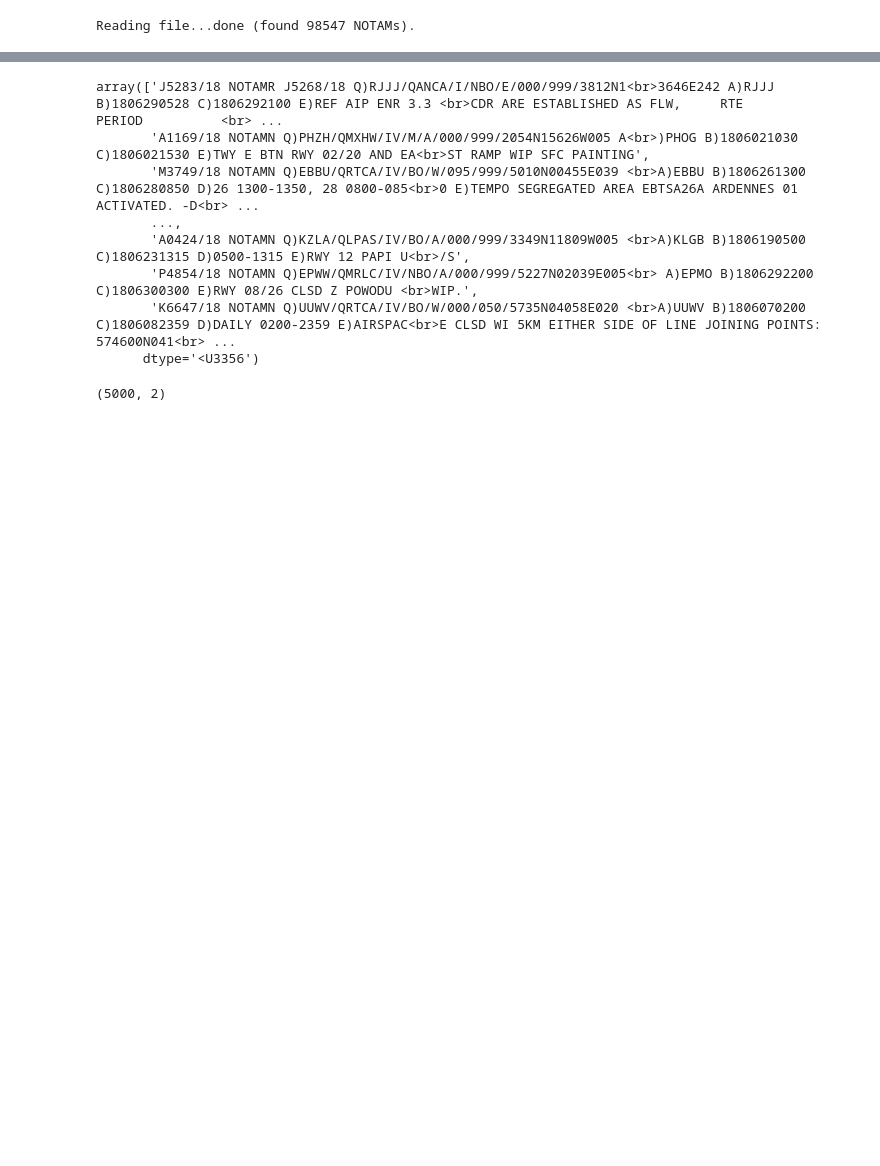
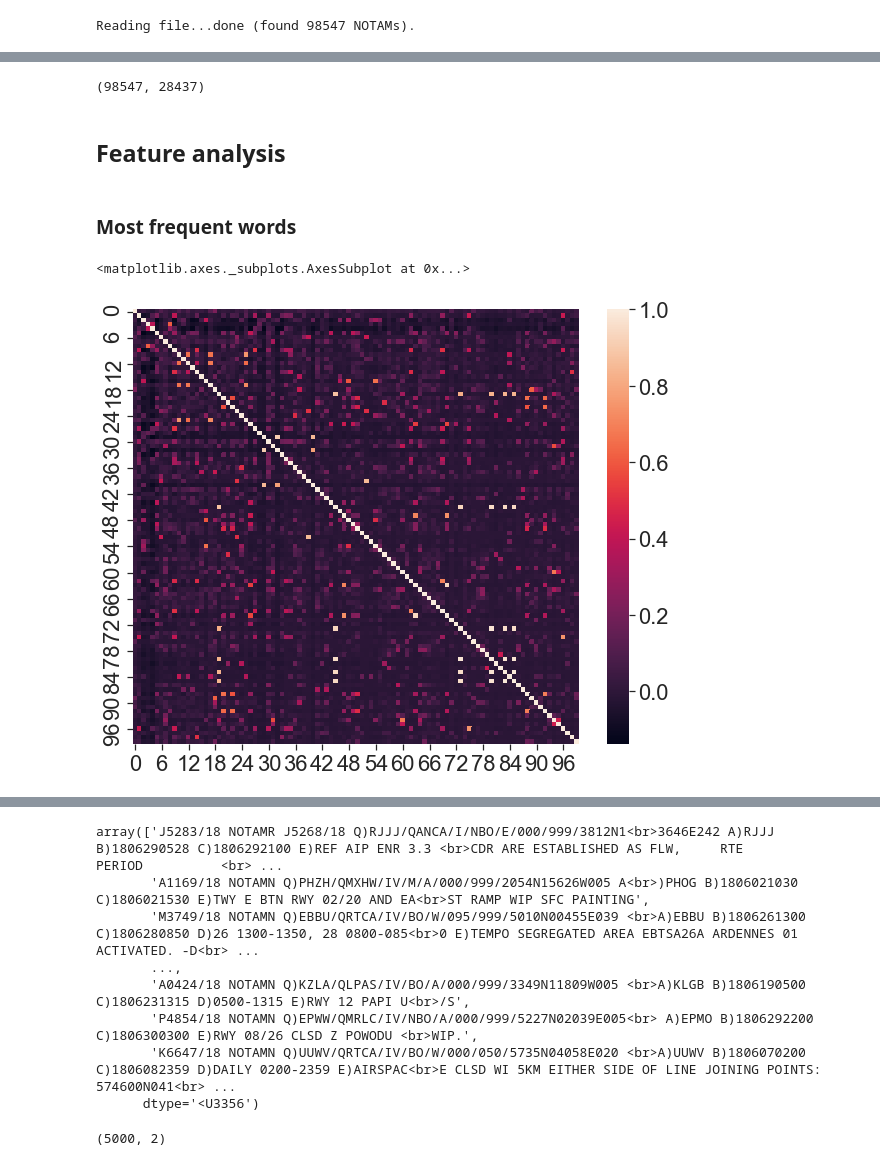
Before and after one commit to jcoupon/NOTAM-classifier, a Jupyter notebook: 3_Modelling/Modelling.ipynb, the cells around one changed output, grey strips where cells are left out. Saved outputs shown, nothing was run; the diff lists cells and outputs as text; code cells hidden in the pictures; blank space fills up the shorter version.

Commit message:
add plotting function in modelling

```diff
--- a/3_Modelling/Modelling.ipynb
+++ b/3_Modelling/Modelling.ipynb
@@ -72,0 +91,19 @@ corpus = df['text_clean'].fillna('').values
+# %%
+# word counts
+# TODO: try 2-gram
+# vectorizer = CountVectorizer(ngram_range=(1, 2), token_pattern=r'\b\w+\b', min_df=1)
+vectorizer = CountVectorizer(stop_words='english')
+
+# get the NOTAMS as a corpus
+corpus = df['text_clean'].fillna('').values
+word_counts = vectorizer.fit_transform(corpus)
+# %%
+# what are the typical words that appear most frequently?
+print(word_counts.shape)
+word_total_counts = word_counts.toarray().sum(axis=0)
+
+# sorted indexes (most frequent first)
+word_total_counts_sorted = -np.sort(-word_total_counts)
+word_total_counts_sorted_ids = np.argsort(-word_total_counts)
+# %% [output]
+(98547, 28437)
@@ -72,0 +112,13 @@ corpus = df['text_clean'].fillna('').values
+# %% [markdown]
+## Feature analysis
+# %% [markdown]
+### Most frequent words
+# %%
+n_most_frequent = 100
+most_frequent = word_counts[:, word_total_counts_sorted_ids[:n_most_frequent]].toarray()
+# %%
+cov = np.corrcoef(most_frequent, rowvar=False)
+sns.heatmap(cov)
+# %% [output]
+<matplotlib.axes._subplots.AxesSubplot at 0x...>
+[figure, added]
```
Also changed, not shown: parts of 57 cells of this notebook, 9 other files.
